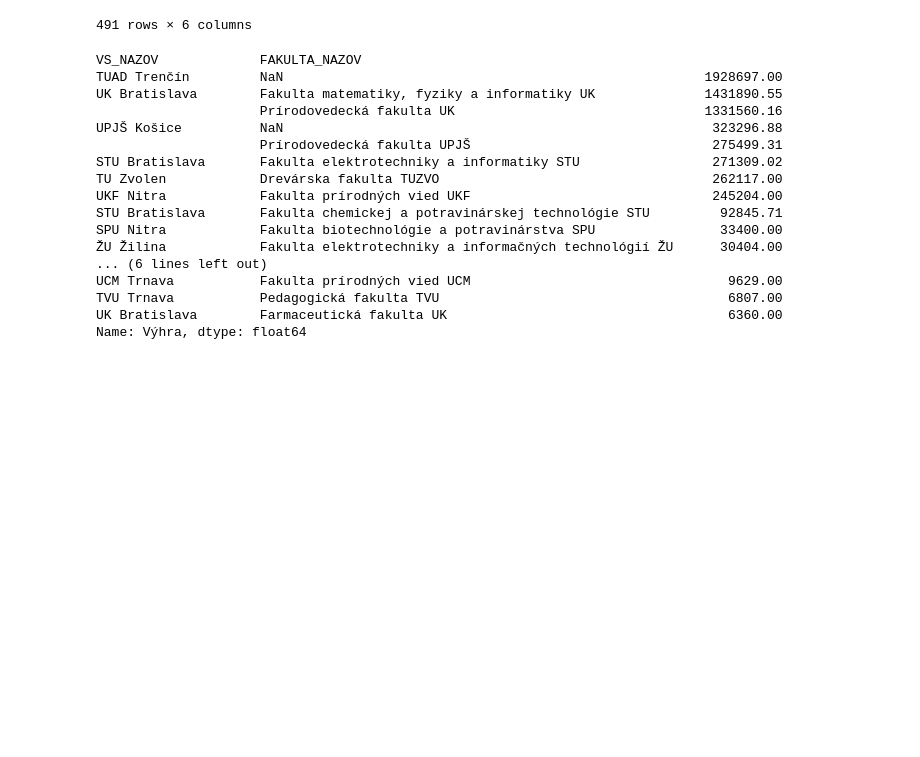
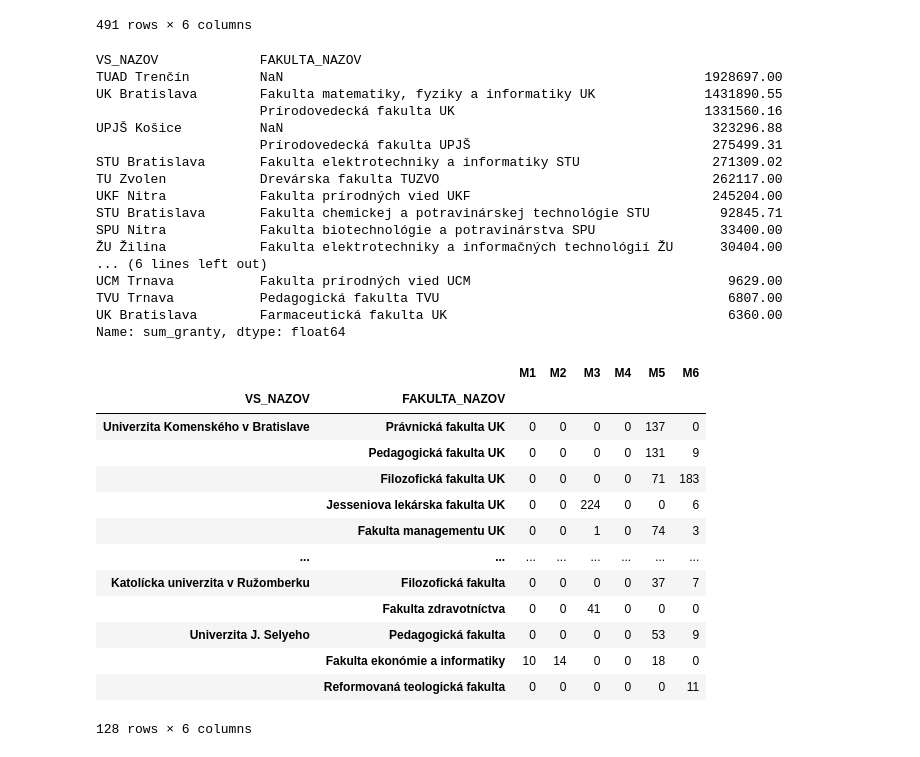
Before and after one commit to kiwaikiki/rozpis-dotacii-sr-vs, a Jupyter notebook: src/analyze.ipynb, the cells around one changed output. Saved outputs shown, nothing was run; the diff lists cells and outputs as text; code cells hidden in the pictures; blank space fills up the shorter version.

```diff
--- a/src/analyze.ipynb
+++ b/src/analyze.ipynb
@@ -44,19 +49,21 @@ dict_keys(['2021 - 3'])
 dict_keys(['crepc 2020', 'crepc 2021', 'crepc 2022', 'crepc 2022-2', 'CVTI_NORDIC', 'Nordic_CVTI 2020', 'Nordic_CVTI 2021', 'vystupy 2020', 'vystupy 2021', 'Hárok1'])
 dict_keys(['T3 - výsk. zahr. grant. schémy', 'old', 'oblasti výskumu', 'VŠ', 'Odbory VaT'])
 # %%
-id2oblasti = prilohaA['E3_oblasti'].copy()
-id2oblasti.index = id2oblasti[0]
-id2oblasti = id2oblasti.to_dict()[2]
+oblasti_mapping_sheet = prilohaA['E3_oblasti'].copy()
 
-id2oblasti.update({key: value for key, value in zip([
+dictionary1 = oblasti_mapping_sheet.set_index(0)[2].to_dict()
+dictionary2 = oblasti_mapping_sheet.set_index(1)[2].to_dict()
+dictionary3 = {key: value for key, value in zip([
 'PRÍRODNÉ VEDY',
 'TECHNICKÉ VEDY',
 'LEKÁRSKE VEDY',
 'PÔDOHOSPODÁRSKE VEDY',
 'SPOLOČENSKÉ VEDY',
 'HUMANITNÉ VEDY',
-], [f'M{i}' for i in range(1,7)])})
-id2oblasti
+], [f'M{i}' for i in range(1,7)])}
+
+oblasti_mapping = {**dictionary1, **dictionary2, **dictionary3}
+oblasti_mapping
 # %% [output]
 {91: 'M1',
  92: 'M1',
@@ -270,7 +286,8 @@ granty
 
 # fakulty_v_oblasti['M1'].sort_values(by='sum_granty', ascending=False)
 # %%
-granty.groupby(['oblast'] + index_columns, dropna=False)['Výhra'].sum().loc['M1'].sort_values(ascending=False)
+granty_sum = sumup_groupby(granty, ['oblast'] + index_columns, 'Výhra', 'sum_granty')
+granty_sum.loc['M1'].sort_values(ascending=False)
 # %% [output]
 VS_NAZOV             FAKULTA_NAZOV
 TUAD Trenčín         NaN                                                      1928697.00
@@ -288,4 +305,34 @@ SPU Nitra            Fakulta biotechnológie a potravinárstva SPU
 UCM Trnava           Fakulta prírodných vied UCM                                 9629.00
 TVU Trnava           Pedagogická fakulta TVU                                     6807.00
 UK Bratislava        Farmaceutická fakulta UK                                    6360.00
-Name: Výhra, dtype: float64
+Name: sum_granty, dtype: float64
+# %%
+pocty_zamestnancov = prilohaA['E2_zamestnanci_2021'].copy()
+pocty_zamestnancov.columns = pocty_zamestnancov.iloc[0].combine_first(pocty_zamestnancov.iloc[1])
+pocty_zamestnancov = pocty_zamestnancov[2:]
+pocty_zamestnancov = (
+    pocty_zamestnancov[pocty_zamestnancov['kod skoly'].notna()]
+    .drop(columns=['kod skoly'])
+    .rename(columns={'FAKULTA_NAZOV / sucasti': 'FAKULTA_NAZOV'})
+    .set_index(index_columns)
+    .fillna(0)
+    .astype(int)
+    .groupby(oblasti_mapping, axis=1)
+    .sum()
+)
+pocty_zamestnancov
+# %% [output]
+|  |  | M1 | M2 | M3 | M4 | M5 | M6 |
+| VS_NAZOV | FAKULTA_NAZOV |  |  |  |  |  |  |
+| Univerzita Komenského v Bratislave | Právnická fakulta UK | 0 | 0 | 0 | 0 | 137 | 0 |
+|  | Pedagogická fakulta UK | 0 | 0 | 0 | 0 | 131 | 9 |
+|  | Filozofická fakulta UK | 0 | 0 | 0 | 0 | 71 | 183 |
+|  | Jesseniova lekárska fakulta UK | 0 | 0 | 224 | 0 | 0 | 6 |
+|  | Fakulta managementu UK | 0 | 0 | 1 | 0 | 74 | 3 |
+| ... | ... | ... | ... | ... | ... | ... | ... |
+| Katolícka univerzita v Ružomberku | Filozofická fakulta | 0 | 0 | 0 | 0 | 37 | 7 |
+|  | Fakulta zdravotníctva | 0 | 0 | 41 | 0 | 0 | 0 |
+| Univerzita J. Selyeho | Pedagogická fakulta | 0 | 0 | 0 | 0 | 53 | 9 |
+|  | Fakulta ekonómie a informatiky | 10 | 14 | 0 | 0 | 18 | 0 |
+|  | Reformovaná teologická fakulta | 0 | 0 | 0 | 0 | 0 | 11 |
+128 rows × 6 columns
```
Also changed, not shown: parts of 12 cells of this notebook.
